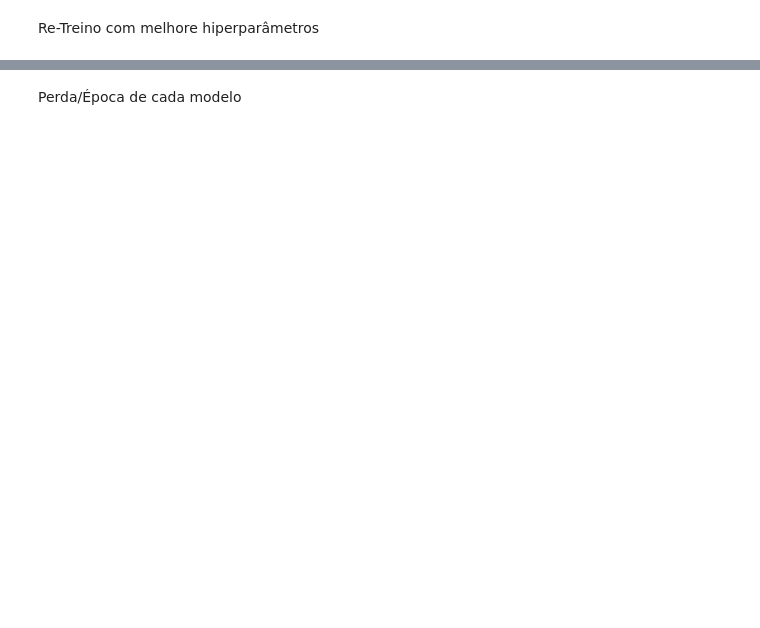
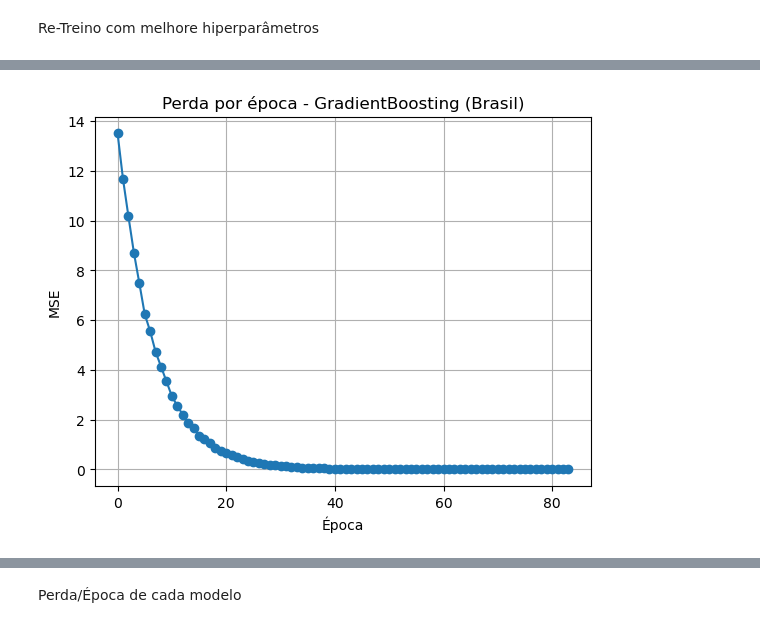
Before and after one commit to intelligent-life-paradox/ETF-Forecasting-and-Clustering, a Jupyter notebook: forecasting.ipynb, the cells around one changed output, grey strips where cells are left out. Cells and saved outputs as stored; diff of their text form; code cells hidden in the pictures; blank space fills up the shorter version.

```diff
--- a/forecasting.ipynb
+++ b/forecasting.ipynb
@@ -483,38 +384,96 @@ for country in dataframes.keys():
 # %% [markdown]
 Re-Treino com melhore hiperparâmetros
 # %%
+import matplotlib.pyplot as plt
+import joblib
+
 final_models = {}
 
 for country in dataframes.keys():
     print(f"\n\033[1m=== Treinando modelos FINAIS para {country.upper()} ===\033[0m")
     X_train, X_test, y_train, y_test = train_test_sets[country]
+    scaler = StandardScaler()
+    X_train_scaled = scaler.fit_transform(X_train)
+    X_test_scaled = scaler.transform(X_test)
 
     for model_name in models.keys():
         print(f"\n--- {model_name} ---")
-        best_params = search_results[(country, model_name)]  # <-- você precisa armazenar isso antes
+        best_params = search_results[(country, model_name)]
 
         if model_name == 'GradientBoosting':
-            model = GradientBoostingRegressor(**best_params, random_state=666)
-            model.fit(X_train, y_train)
+            model = GradientBoostingRegressor(
+                **best_params,
+                random_state=666,
+                validation_fraction=0.1,
+                n_iter_no_change=10,
+                tol=1e-4
+            )
+            model.fit(X_train_scaled, y_train)
+
+            # Plot da perda por época (loss curve)
+            if hasattr(model, 'train_score_'):
+                plt.figure()
+                plt.plot(model.train_score_, marker='o')
+                plt.title(f'Perda por época - {model_name} ({country})')
+                plt.xlabel('Época')
+                plt.ylabel('MSE')
+                plt.grid(True)
+                plt.show()
 
         elif model_name == 'XGBoost':
-            model = XGBRegressor(**best_params, random_state=666)
-            model.fit(X_train, y_train,
-                      eval_set=[(X_train, y_train)],
-                      eval_metric='rmse',
-                      verbose=False)
+            model = XGBRegressor(
+                **best_params,
+                random_state=666,
+                early_stopping_rounds=10,
+                eval_metric='rmse'
+            )
+
+            model.fit(
+                X_train_scaled, y_train,
+                eval_set=[(X_train_scaled, y_train), (X_test_scaled, y_test)],
+                verbose=False
+            )
+
+            # Obter os resultados após o fit
+            evals_result = model.evals_result()
+
+            # Plot da perda por época
+            if 'validation_0' in evals_result:
+                rmse_values = evals_result['validation_0']['rmse']
+                plt.figure()
+                plt.plot(rmse_values, marker='o')
+                plt.title(f'Perda por época - {model_name} ({country})')
+                plt.xlabel('Época')
+                plt.ylabel('RMSE')
+                plt.grid(True)
+                plt.show()
 
         elif model_name == 'RandomForest':
-            model = RandomForestRegressor(**best_params, random_state=666)
-            model.fit(X_train, y_train)
+            model = RandomForestRegressor(
+                **best_params,
+                random_state=666
+            )
+            model.fit(X_train_scaled, y_train)
+            print("Random Forest não possui perda por época para exibir.")
 
+        # Pipeline final
         pipeline = Pipeline([
-            ('scaler', StandardScaler()),
+            ('scaler', scaler),
             ('model', model)
         ])
 
         final_models[f"{country}_{model_name}"] = pipeline
-        print(f"Modelo final salvo: {country}_{model_name}")
+
+        # Avaliação
+        y_pred = pipeline.predict(X_test)
+        mse = mean_squared_error(y_test, y_pred)
+        mae = mean_absolute_error(y_test, y_pred)
+        print(f"📊 MSE: {mse:.4f} | MAE: {mae:.4f}")
+
+        # Salvamento
+        filename = f"{country}_{model_name}_final.pkl"
+        joblib.dump(pipeline, filename)
+        print(f"✅ Modelo final salvo como: {filename}")
 # %% [output]
 === Treinando modelos FINAIS para BRASIL ===
 
@@ -532,0 +486 @@ Modelo final salvo: Brasil_XGBoost
+[figure, added]
```
Also changed, not shown: parts of 10 cells of this notebook, 24 other files.
